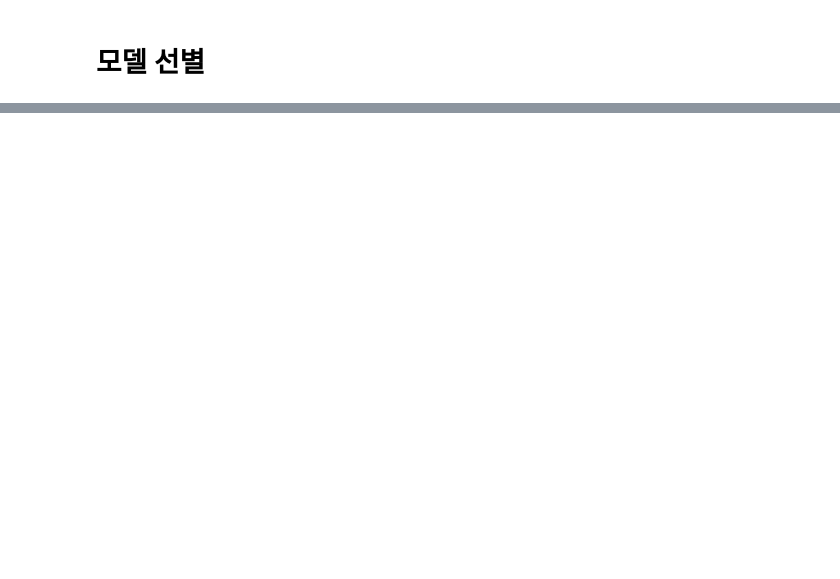
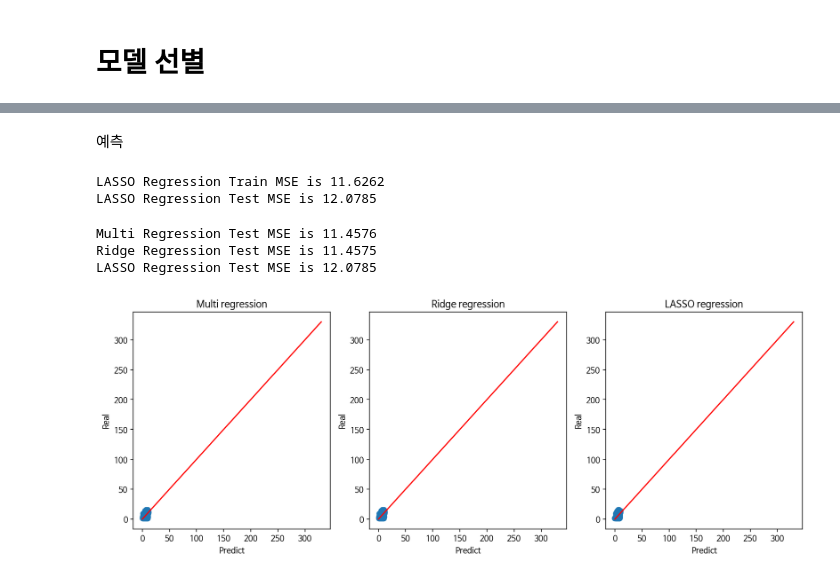
Before and after one commit to juhwano/HorseRacingPrediction, a Jupyter notebook: HorseRacingPrediction.ipynb, the cells around one changed output, grey strips where cells are left out. Drawn from its saved outputs; the diff is of its cells as text; code cells hidden in the pictures; blank space fills up the shorter version.

```diff
--- a/HorseRacingPrediction.ipynb
+++ b/HorseRacingPrediction.ipynb
@@ -204,0 +316,5 @@ sns.stripplot(x=winner_df['rcDist'], y=winner_df['prizeCond'])
+# %%
+from sklearn.linear_model import Ridge
+
+ridge_regressor = Ridge()
+ridge_regressor.fit(train_data, train_target)
@@ -204,0 +341,3 @@ sns.stripplot(x=winner_df['rcDist'], y=winner_df['prizeCond'])
+# %%
+ridge_train_pred = ridge_regressor.predict(train_data)
+ridge_test_pred = ridge_regressor.predict(test_data)
@@ -204,0 +357,5 @@ sns.stripplot(x=winner_df['rcDist'], y=winner_df['prizeCond'])
+# %%
+from sklearn.linear_model import Lasso
+
+lasso_regressor = Lasso()
+lasso_regressor.fit(train_data, train_target)
@@ -204,0 +382,5 @@ sns.stripplot(x=winner_df['rcDist'], y=winner_df['prizeCond'])
+# %% [markdown]
+예측
+# %%
+lasso_train_pred = lasso_regressor.predict(train_data)
+lasso_test_pred = lasso_regressor.predict(test_data)
@@ -204,0 +390,31 @@ sns.stripplot(x=winner_df['rcDist'], y=winner_df['prizeCond'])
+# %%
+print(f'LASSO Regression Train MSE is {lasso_train_mse:.4f}')
+print(f'LASSO Regression Test MSE is {lasso_test_mse:.4f}')
+# %% [output]
+LASSO Regression Train MSE is 11.6262
+LASSO Regression Test MSE is 12.0785
+# %%
+print(f"Multi Regression Test MSE is {multi_test_mse:.4f}")
+print(f"Ridge Regression Test MSE is {ridge_test_mse:.4f}")
+print(f"LASSO Regression Test MSE is {lasso_test_mse:.4f}")
+# %% [output]
+Multi Regression Test MSE is 11.4576
+Ridge Regression Test MSE is 11.4575
+LASSO Regression Test MSE is 12.0785
+# %%
+fig, axes = plt.subplots(nrows=1, ncols=3, figsize=(15, 5))
+preds = [
+    ("Multi regression", multi_test_pred),
+    ("Ridge regression", ridge_test_pred),
+    ("LASSO regression", lasso_test_pred),
+]
+
+for idx, (name, test_pred) in enumerate(preds):
+    ax = axes[idx]
+    ax.scatter(test_pred, test_target)
+    ax.plot(np.linspace(0, 330, 100), np.linspace(0, 330, 100), color="red")
+    ax.set_xlabel("Predict")
+    ax.set_ylabel("Real")
+    ax.set_title(name)
+# %% [output]
+[figure, added]
```
Also changed, not shown: parts of 59 cells of this notebook, 1 other file.
